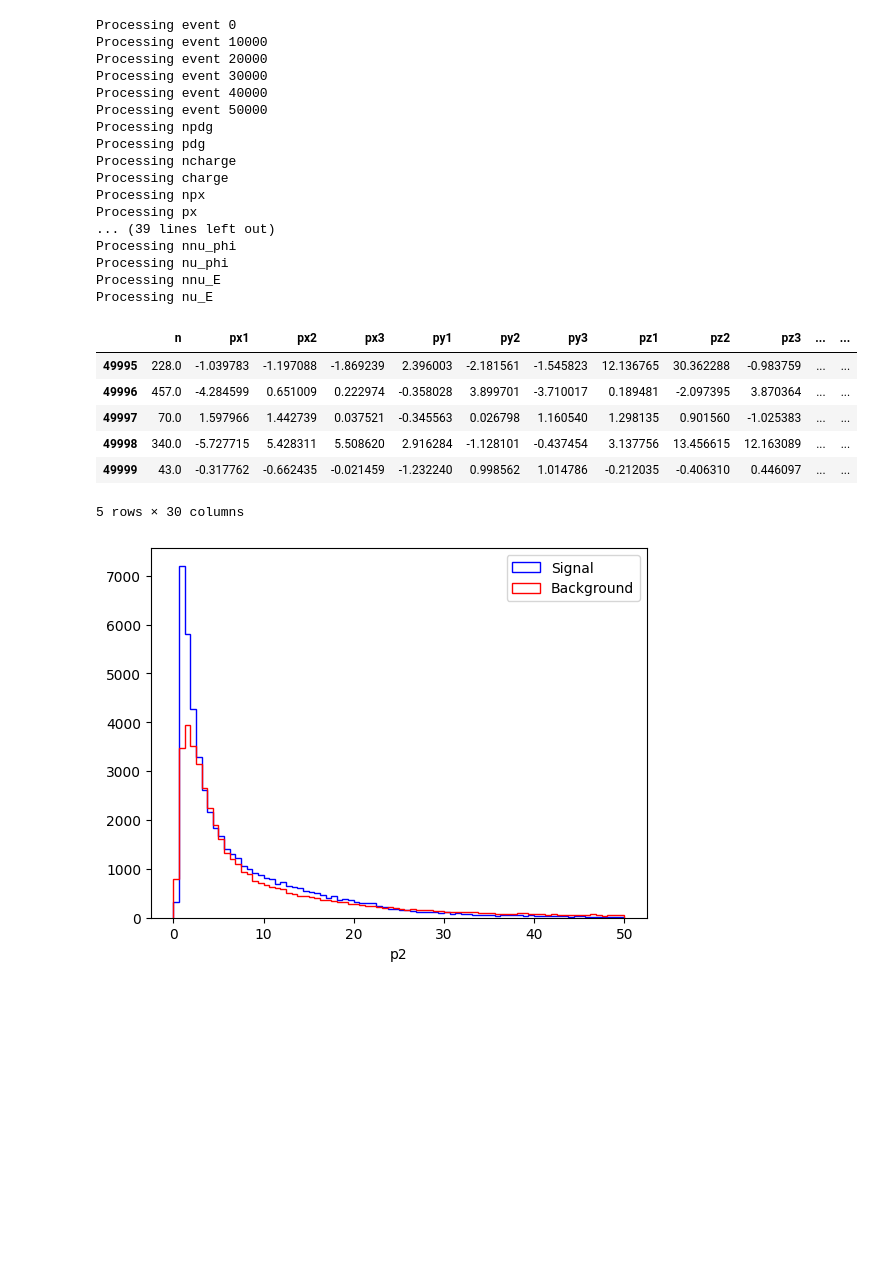
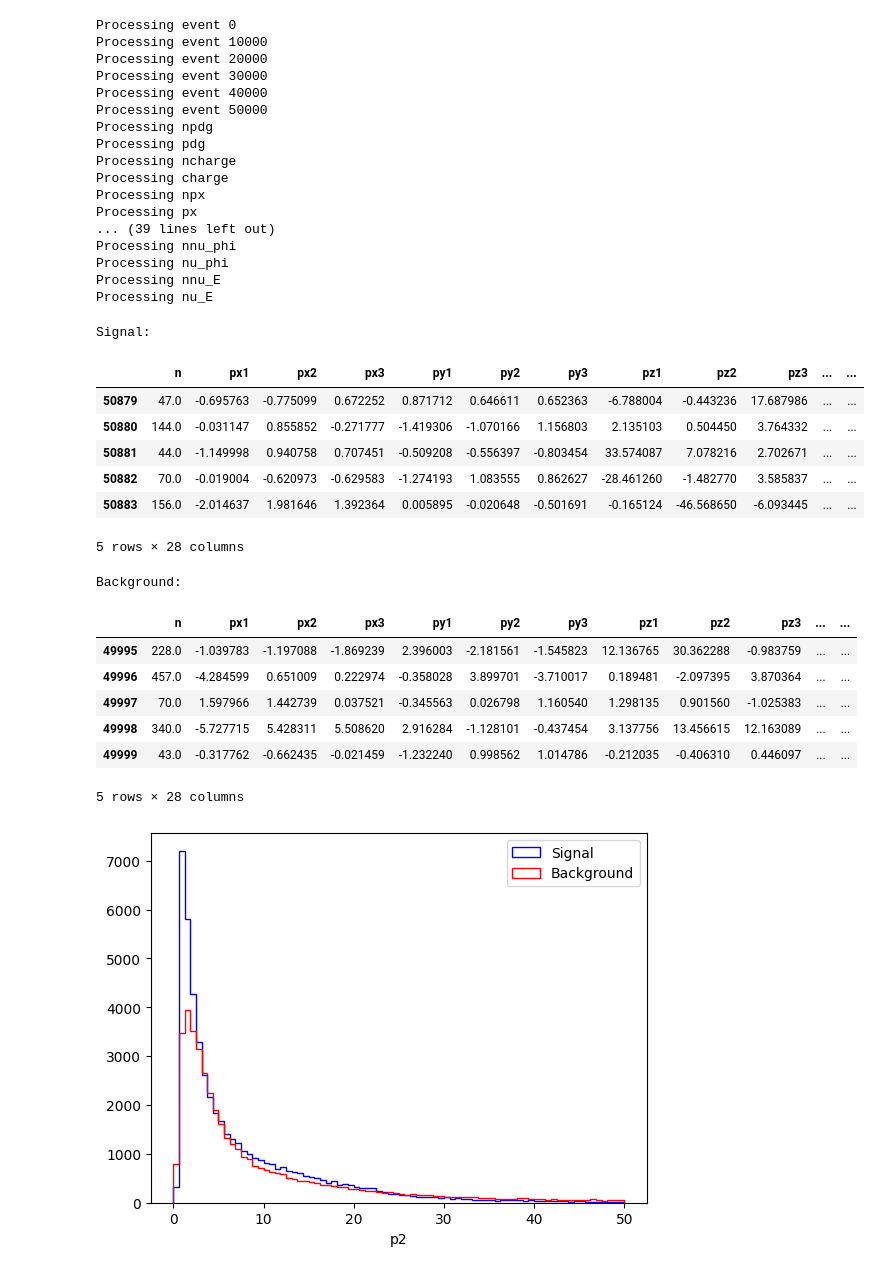
Before and after one commit to phlippa/LIP_Internships26_SNDATLAS, a Jupyter notebook: to_df.ipynb, the cells around one changed output. Drawn from its saved outputs; the diff is of its cells as text; code cells hidden in the pictures; blank space fills up the shorter version.

```diff
--- a/to_df.ipynb
+++ b/to_df.ipynb
@@ -131,17 +134,28 @@ Processing nnu_phi
 Processing nu_phi
 Processing nnu_E
 Processing nu_E
-# %%
-signal_df.tail()
-background_df.tail()
-# %% [output]
-|  | n | px1 | px2 | px3 | py1 | py2 | py3 | pz1 | pz2 | pz3 | ... | ... |
-| 49995 | 228.0 | -1.039783 | -1.197088 | -1.869239 | 2.396003 | -2.181561 | -1.545823 | 12.136765 | 30.362288 | -0.983759 | ... | ... |
-| 49996 | 457.0 | -4.284599 | 0.651009 | 0.222974 | -0.358028 | 3.899701 | -3.710017 | 0.189481 | -2.097395 | 3.870364 | ... | ... |
-| 49997 | 70.0 | 1.597966 | 1.442739 | 0.037521 | -0.345563 | 0.026798 | 1.160540 | 1.298135 | 0.901560 | -1.025383 | ... | ... |
-| 49998 | 340.0 | -5.727715 | 5.428311 | 5.508620 | 2.916284 | -1.128101 | -0.437454 | 3.137756 | 13.456615 | 12.163089 | ... | ... |
-| 49999 | 43.0 | -0.317762 | -0.662435 | -0.021459 | -1.232240 | 0.998562 | 1.014786 | -0.212035 | -0.406310 | 0.446097 | ... | ... |
-5 rows × 30 columns
+# %%
+print("Signal:")
+display(signal_df.tail())
+print("Background:")
+display(background_df.tail())
+# %% [output]
+Signal:
+|  | n | px1 | px2 | px3 | py1 | py2 | py3 | pz1 | pz2 | pz3 | ... | ... |
+| 50879 | 47.0 | -0.695763 | -0.775099 | 0.672252 | 0.871712 | 0.646611 | 0.652363 | -6.788004 | -0.443236 | 17.687986 | ... | ... |
+| 50880 | 144.0 | -0.031147 | 0.855852 | -0.271777 | -1.419306 | -1.070166 | 1.156803 | 2.135103 | 0.504450 | 3.764332 | ... | ... |
+| 50881 | 44.0 | -1.149998 | 0.940758 | 0.707451 | -0.509208 | -0.556397 | -0.803454 | 33.574087 | 7.078216 | 2.702671 | ... | ... |
+| 50882 | 70.0 | -0.019004 | -0.620973 | -0.629583 | -1.274193 | 1.083555 | 0.862627 | -28.461260 | -1.482770 | 3.585837 | ... | ... |
+| 50883 | 156.0 | -2.014637 | 1.981646 | 1.392364 | 0.005895 | -0.020648 | -0.501691 | -0.165124 | -46.568650 | -6.093445 | ... | ... |
+5 rows × 28 columns
+Background:
+|  | n | px1 | px2 | px3 | py1 | py2 | py3 | pz1 | pz2 | pz3 | ... | ... |
+| 49995 | 228.0 | -1.039783 | -1.197088 | -1.869239 | 2.396003 | -2.181561 | -1.545823 | 12.136765 | 30.362288 | -0.983759 | ... | ... |
+| 49996 | 457.0 | -4.284599 | 0.651009 | 0.222974 | -0.358028 | 3.899701 | -3.710017 | 0.189481 | -2.097395 | 3.870364 | ... | ... |
+| 49997 | 70.0 | 1.597966 | 1.442739 | 0.037521 | -0.345563 | 0.026798 | 1.160540 | 1.298135 | 0.901560 | -1.025383 | ... | ... |
+| 49998 | 340.0 | -5.727715 | 5.428311 | 5.508620 | 2.916284 | -1.128101 | -0.437454 | 3.137756 | 13.456615 | 12.163089 | ... | ... |
+| 49999 | 43.0 | -0.317762 | -0.662435 | -0.021459 | -1.232240 | 0.998562 | 1.014786 | -0.212035 | -0.406310 | 0.446097 | ... | ... |
+5 rows × 28 columns
 # %%
 import numpy as np
 
```
Also changed, not shown: parts of 2 cells of this notebook.
